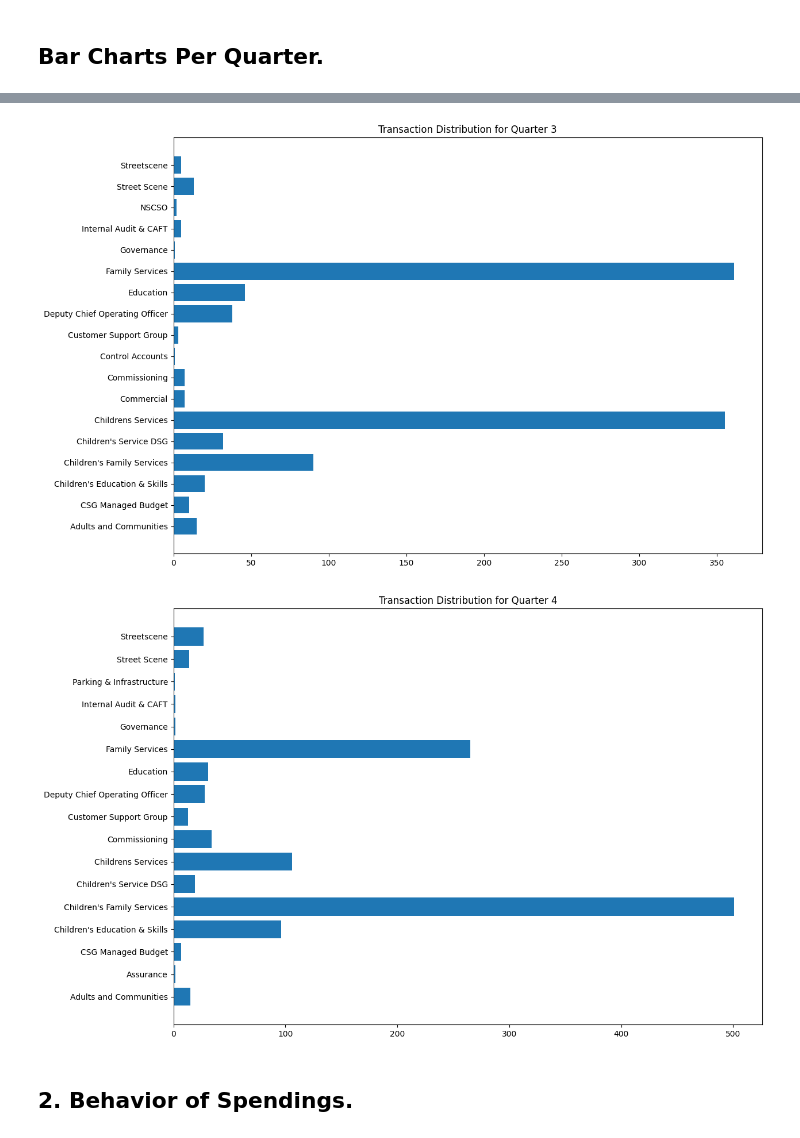
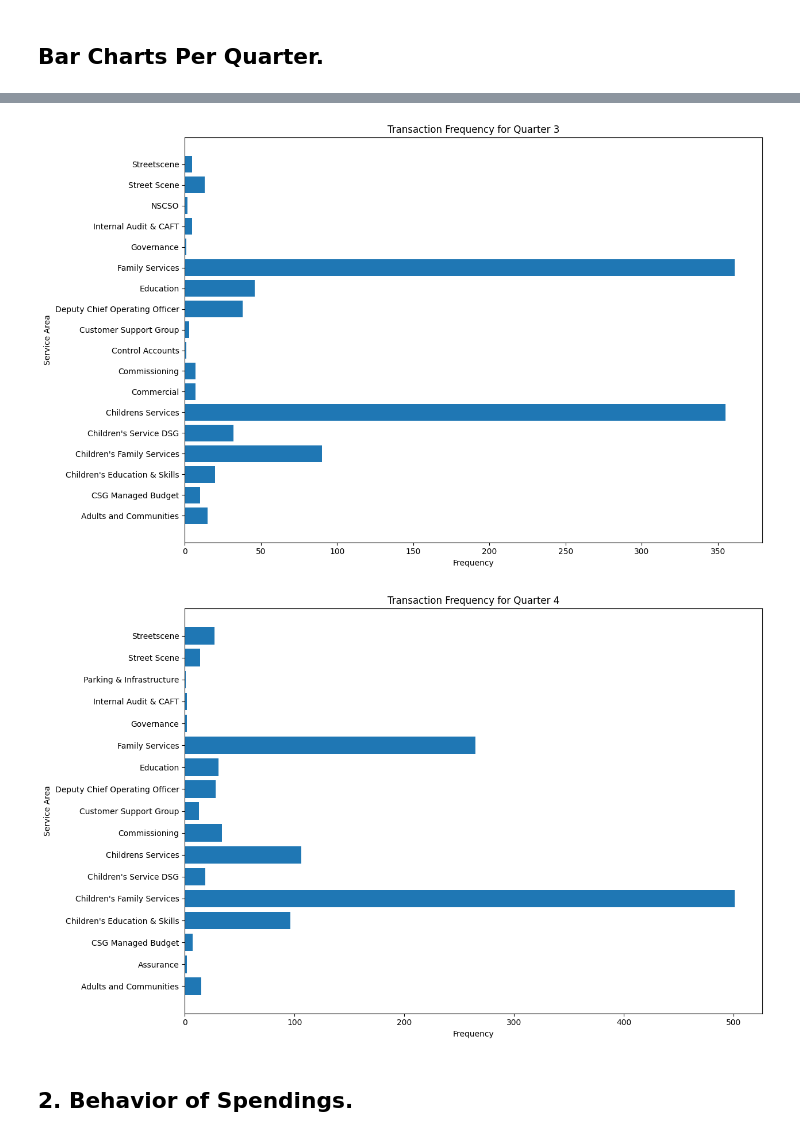
Before and after one commit to rachit-bhatt/Barnet-Borough-Credit-Card-Insights, a Jupyter notebook: Barnet Borough Credit Card Insights.ipynb, the cells around one changed output, grey strips where cells are left out. Cells and saved outputs as stored; diff of their text form; code cells hidden in the pictures.

```diff
--- a/Barnet Borough Credit Card Insights.ipynb
+++ b/Barnet Borough Credit Card Insights.ipynb
@@ -445,7 +446,12 @@ for iteration, quarter in enumerate(transactions.quarter.dt.quarter.unique()):
     plt.figure(figsize = (12.8, 8))
 
     plt.barh(transactions_data.index, transactions_data)
-    plt.title('Transaction Distribution for Quarter {}'.format(quarter))
+
+    # Chart Decoration.
+    plt.xlabel('Frequency')
+    plt.ylabel('Service Area')
+
+    plt.title('Transaction Frequency for Quarter {}'.format(quarter))
 
     # Displaying the Chart.
     plt.tight_layout()
@@ -456,5 +462,5 @@ for iteration, quarter in enumerate(transactions.quarter.dt.quarter.unique()):
-[figure, old version]
+[figure, new version]
-[figure, old version]
+[figure, new version]
 # %% [markdown]
 ## 2. Behavior of Spendings.
 # %%
```
Also changed, not shown: parts of 2 cells of this notebook.
